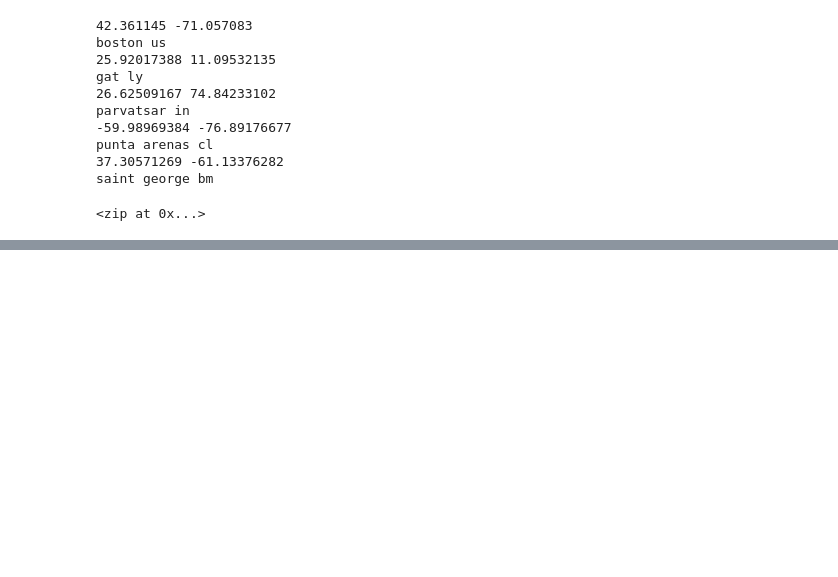
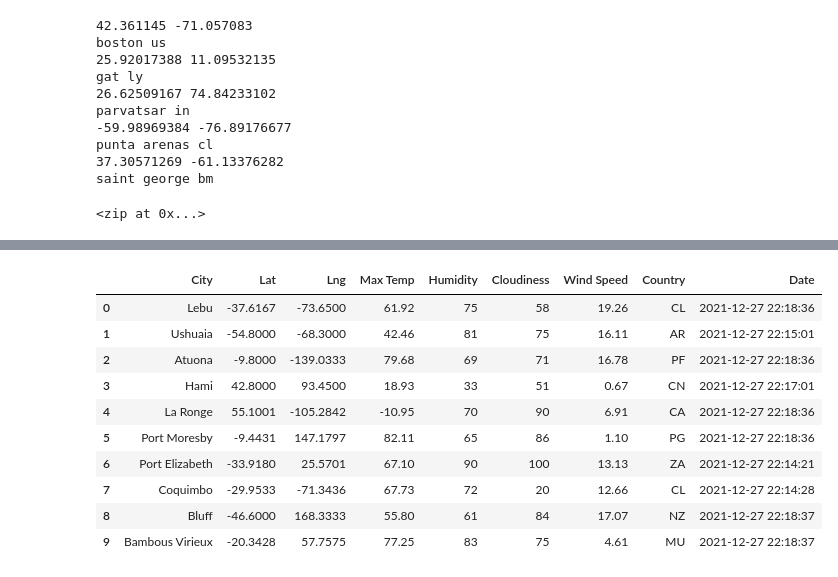
Before and after one commit to Irina-Preotescu/World_Weather_Analysis, a Jupyter notebook: API_practice.ipynb, the cells around one changed output, grey strips where cells are left out. Drawn from its saved outputs; the diff is of its cells as text; code cells hidden in the pictures; blank space fills up the shorter version.

```diff
--- a/API_practice.ipynb
+++ b/API_practice.ipynb
@@ -28,0 +140,3 @@ coordinates
+# %%
+# Get the JSON data.
+boston_data = city_weather.json()
@@ -28,0 +203,6 @@ coordinates
+# %%
+import numpy as np
+lats = np.random.uniform(low=-90.000, high=90.000, size=1500)
+lngs = np.random.uniform(low=-180.000, high=180.000, size=1500)
+coordinates = dict(zip(lats, lngs))
+coordinates
@@ -42,0 +344,17 @@ len(cities)
+# %%
+import pandas as pd
+# Convert the array of dictionaries to a Pandas DataFrame.
+city_data_df = pd.DataFrame(city_data)
+city_data_df.head(10)
+# %% [output]
+|  | City | Lat | Lng | Max Temp | Humidity | Cloudiness | Wind Speed | Country | Date |
+| 0 | Lebu | -37.6167 | -73.6500 | 61.92 | 75 | 58 | 19.26 | CL | 2021-12-27 22:18:36 |
+| 1 | Ushuaia | -54.8000 | -68.3000 | 42.46 | 81 | 75 | 16.11 | AR | 2021-12-27 22:15:01 |
+| 2 | Atuona | -9.8000 | -139.0333 | 79.68 | 69 | 71 | 16.78 | PF | 2021-12-27 22:18:36 |
+| 3 | Hami | 42.8000 | 93.4500 | 18.93 | 33 | 51 | 0.67 | CN | 2021-12-27 22:17:01 |
+| 4 | La Ronge | 55.1001 | -105.2842 | -10.95 | 70 | 90 | 6.91 | CA | 2021-12-27 22:18:36 |
+| 5 | Port Moresby | -9.4431 | 147.1797 | 82.11 | 65 | 86 | 1.10 | PG | 2021-12-27 22:18:36 |
+| 6 | Port Elizabeth | -33.9180 | 25.5701 | 67.10 | 90 | 100 | 13.13 | ZA | 2021-12-27 22:14:21 |
+| 7 | Coquimbo | -29.9533 | -71.3436 | 67.73 | 72 | 20 | 12.66 | CL | 2021-12-27 22:14:28 |
+| 8 | Bluff | -46.6000 | 168.3333 | 55.80 | 61 | 84 | 17.07 | NZ | 2021-12-27 22:18:37 |
+| 9 | Bambous Virieux | -20.3428 | 57.7575 | 77.25 | 83 | 75 | 4.61 | MU | 2021-12-27 22:18:37 |
```
Also changed, not shown: parts of 29 cells of this notebook.
